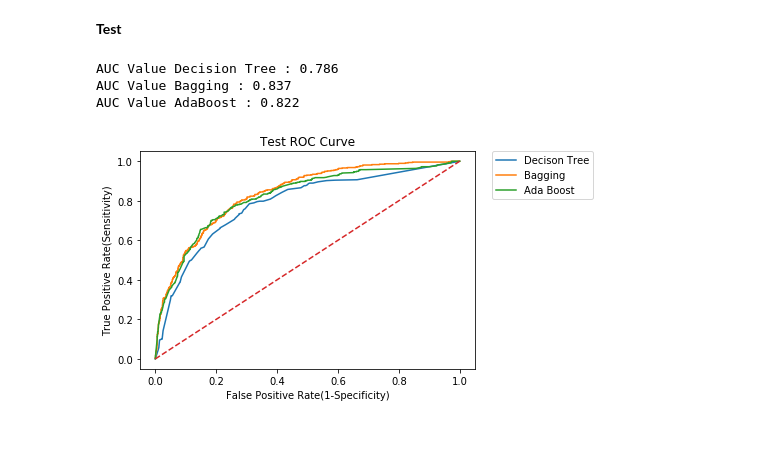
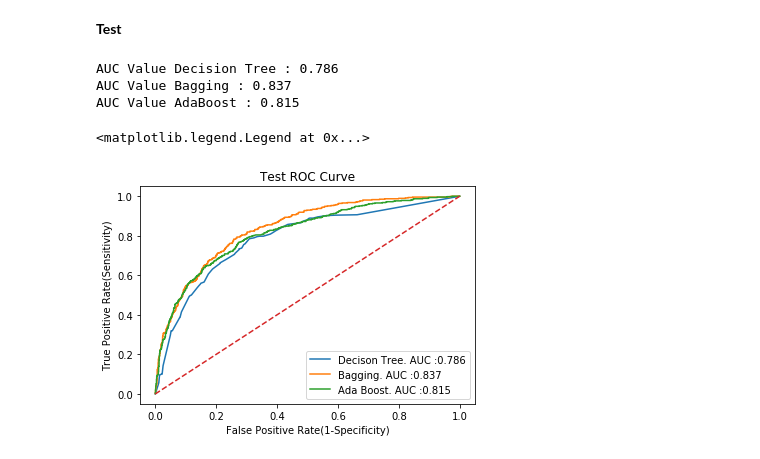
Before and after one commit to sravangereddy/DataScience_, a Jupyter notebook: Telco Customer/Telco Customer - Master Copy.ipynb, the cells around one changed output. Cells and saved outputs as stored; diff of their text form; code cells hidden in the pictures.

Commit message:
Ada Boost

```diff
--- a/Telco Customer/Telco Customer - Master Copy.ipynb
+++ b/Telco Customer/Telco Customer - Master Copy.ipynb
@@ -1277,11 +1277,11 @@ Metrics : Accuracy -  0.763  Precision -  0.542 Recall -  0.782 F1 Score -  0.64
 <b> Model Definition </b>
 # %%
 X,Y,X_train,X_test,y_train,y_test = fn_train_test_split(master_dataset,["Churn","LE_Churn"])
-dtree = DecisionTreeClassifier(max_depth=5,class_weight={0:1,1:4})
+dtree = DecisionTreeClassifier(max_depth=6,class_weight={0:1,1:4})
 
 adaBoostClassfier = AdaBoostClassifier(base_estimator=dtree,
-                                       learning_rate=0.005,
-                                     n_estimators=300)
+                                       learning_rate=0.001,
+                                     n_estimators=1000)
 # %% [output]
  X Shape :  (7043, 39)
  X Train Shape :  (5282, 39)
@@ -1364,19 +1410,27 @@ print('AUC Value AdaBoost :',round(auc(fpr_adaBoostClassfier,tpr_adaBoostClassfi
 # %% [markdown]
 <b> Test </b>
 # %%
-plt.plot(fpr_dtree_,tpr_dtree_,label='Decison Tree')
-plt.plot(fpr_baggingClassfier_,tpr_baggingClassfier_, label='Bagging')
-plt.plot(fpr_adaBoostClassfier_,tpr_adaBoostClassfier_, label='Ada Boost')
+auc_dtree_=round(auc(fpr_dtree_, tpr_dtree_),3)
+auc_bagging_=round(auc(fpr_baggingClassfier_, tpr_baggingClassfier_),3)
+auc_adaBoost_=round(auc(fpr_adaBoostClassfier_,tpr_adaBoostClassfier_),3)
+
+print('AUC Value Decision Tree :',auc_dtree_)
+print('AUC Value Bagging :',auc_bagging_)
+print('AUC Value AdaBoost :',auc_adaBoost_)
+
+plt.plot(fpr_dtree_,tpr_dtree_, label='Decison Tree. AUC :'+str(auc_dtree_))
+plt.plot(fpr_baggingClassfier_,tpr_baggingClassfier_, label='Bagging. AUC :'+str(auc_bagging_))
+plt.plot(fpr_adaBoostClassfier_,tpr_adaBoostClassfier_, label='Ada Boost. AUC :'+str(auc_adaBoost_))
+
 plt.plot([0, 1], [0, 1], linestyle='--')
+
 plt.ylabel('True Positive Rate(Sensitivity)')
 plt.xlabel('False Positive Rate(1-Specificity)')
 plt.title('Test ROC Curve')
-plt.legend(bbox_to_anchor=(1.05, 1), loc=2, borderaxespad=0.)
-print('AUC Value Decision Tree :',round(auc(fpr_dtree_, tpr_dtree_),3))
-print('AUC Value Bagging :',round(auc(fpr_baggingClassfier_, tpr_baggingClassfier_),3))
-print('AUC Value AdaBoost :',round(auc(fpr_adaBoostClassfier_,tpr_adaBoostClassfier_),3))
+plt.legend()
 # %% [output]
 AUC Value Decision Tree : 0.786
 AUC Value Bagging : 0.837
-AUC Value AdaBoost : 0.822
+AUC Value AdaBoost : 0.815
+<matplotlib.legend.Legend at 0x...>
-[figure, old version]
+[figure, new version]
```
Also changed, not shown: parts of 5 cells of this notebook.
